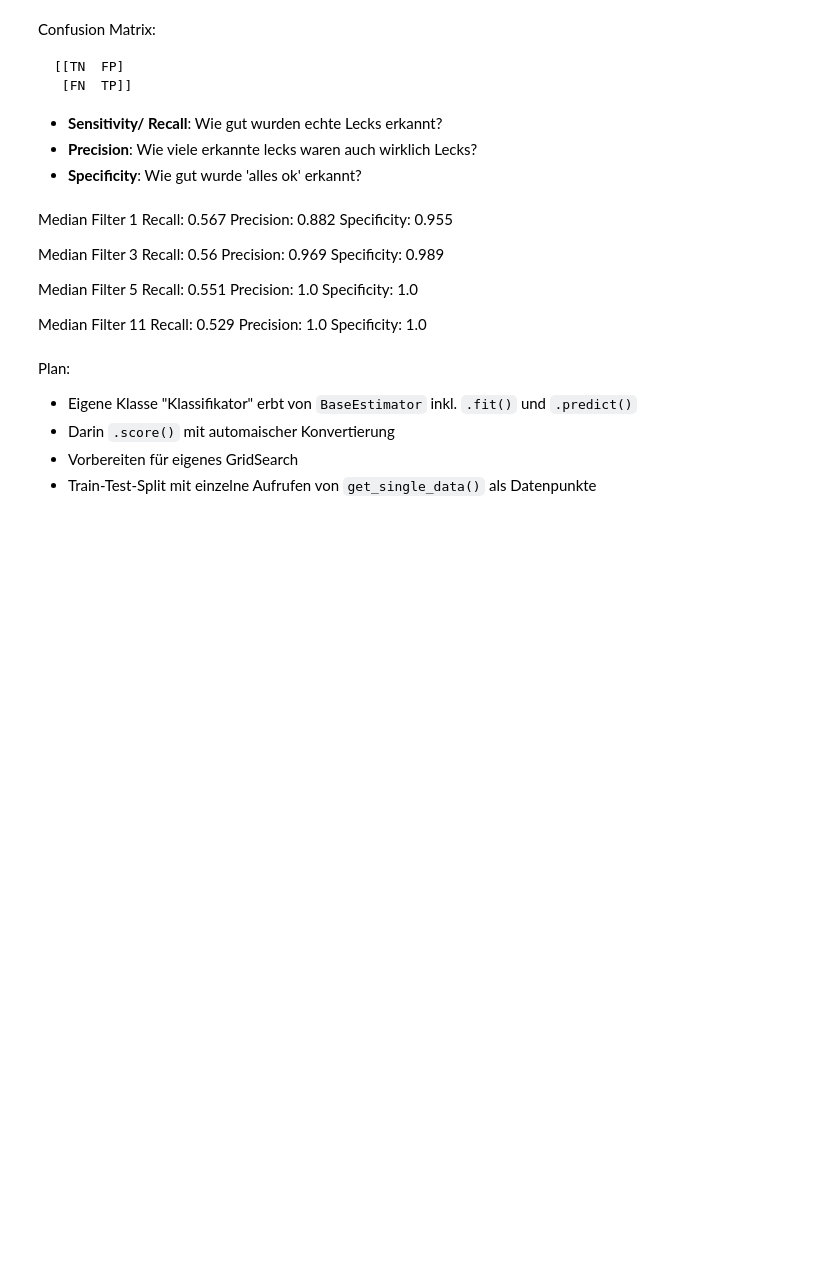
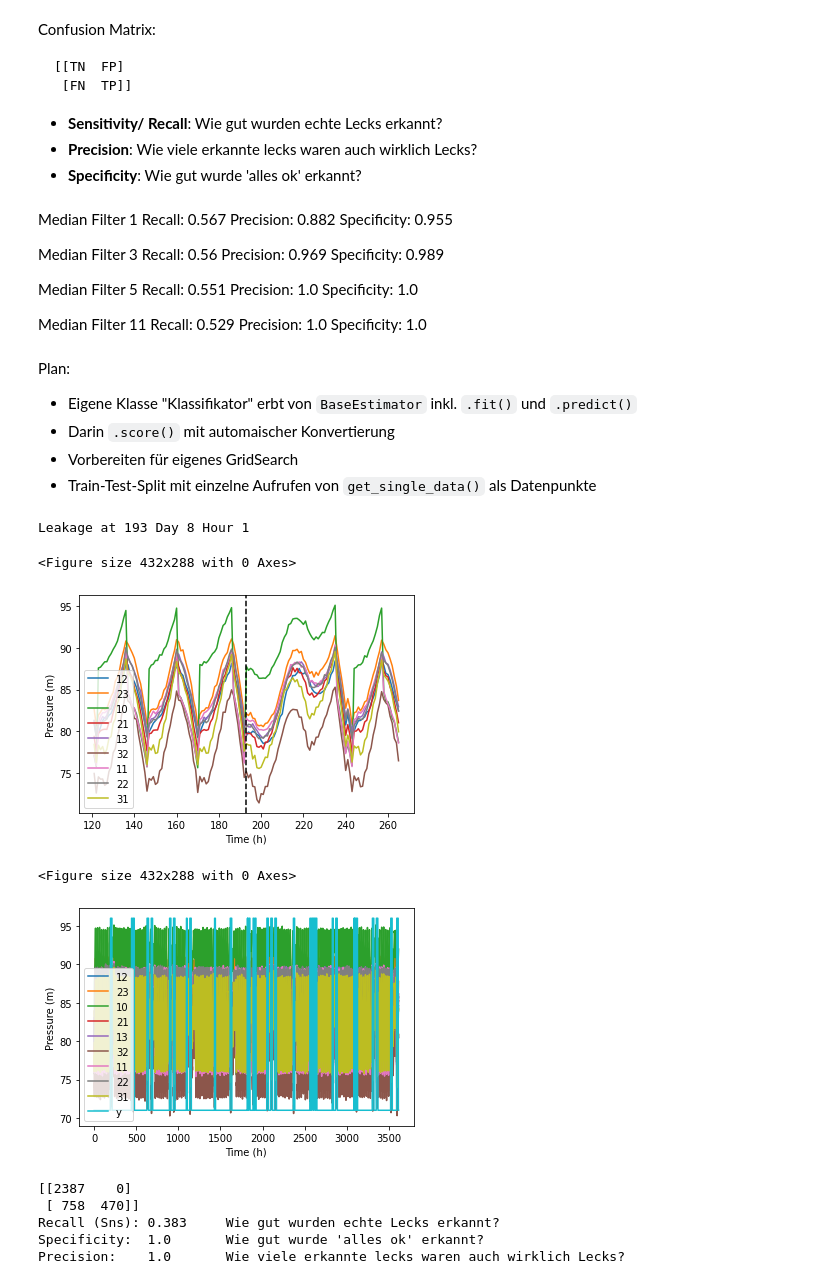
Before and after one commit to JulianBvW/BA-WDN-Leakage-Detection, a Jupyter notebook: LeakageDetection.ipynb, the cells around one changed output. Cells and saved outputs as stored; diff of their text form; code cells hidden in the pictures; blank space fills up the shorter version.

Commit message:
Started work on model classes

```diff
--- a/LeakageDetection.ipynb
+++ b/LeakageDetection.ipynb
@@ -265,3 +237,45 @@ Plan:
 - Darin `.score()` mit automaischer Konvertierung
 - Vorbereiten für eigenes GridSearch
 - Train-Test-Split mit einzelne Aufrufen von `get_single_data()` als Datenpunkte
+# %%
+from sklearn.base import BaseEstimator
+
+class ClassificationModel(BaseEstimator):
+  def __init__(self, model):
+    self.model = model
+
+  def fit(self, X, y):
+    self.model.fit(X, y)
+    return self
+
+  def predict(self, X):
+    return self.model.predict(X)
+
+  def score(self, X, y):
+    return 0
+# %%
+from sklearn import svm
+
+# Create the model
+model = ClassificationModel(svm.SVC(gamma=0.001))
+
+# Learn the digits on the train subset
+model.fit(X, y)
+
+# Predict the value of the digit on the test subset
+y_pred = model.predict(X)
+# %%
+show_data(X, medfilt(y_pred, 5))
+
+print_metrics(y, medfilt(y_pred, 5))
+# %% [output]
+Leakage at 193 Day 8 Hour 1
+<Figure size 432x288 with 0 Axes>
+[figure, added]
+<Figure size 432x288 with 0 Axes>
+[figure, added]
+[[2387    0]
+ [ 758  470]]
+Recall (Sns): 0.383     Wie gut wurden echte Lecks erkannt?
+Specificity:  1.0       Wie gut wurde 'alles ok' erkannt?
+Precision:    1.0       Wie viele erkannte lecks waren auch wirklich Lecks?
```
Also changed, not shown: parts of 11 cells of this notebook.
